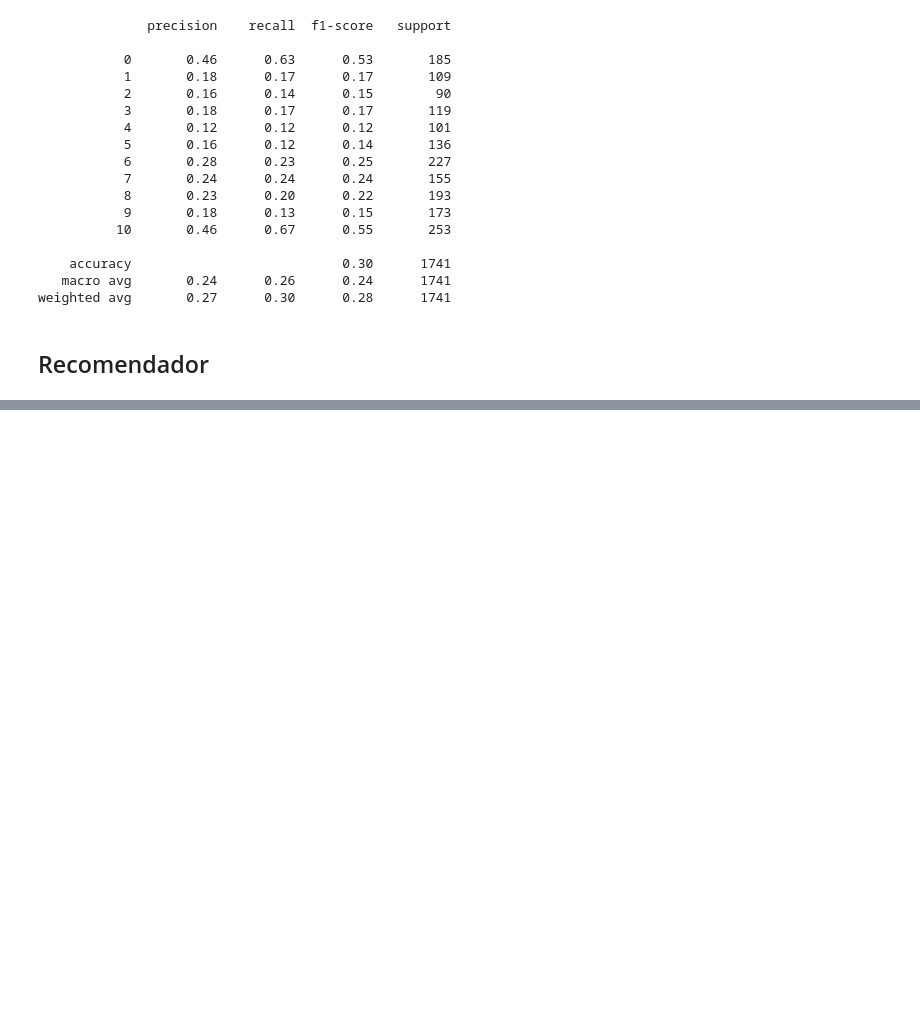
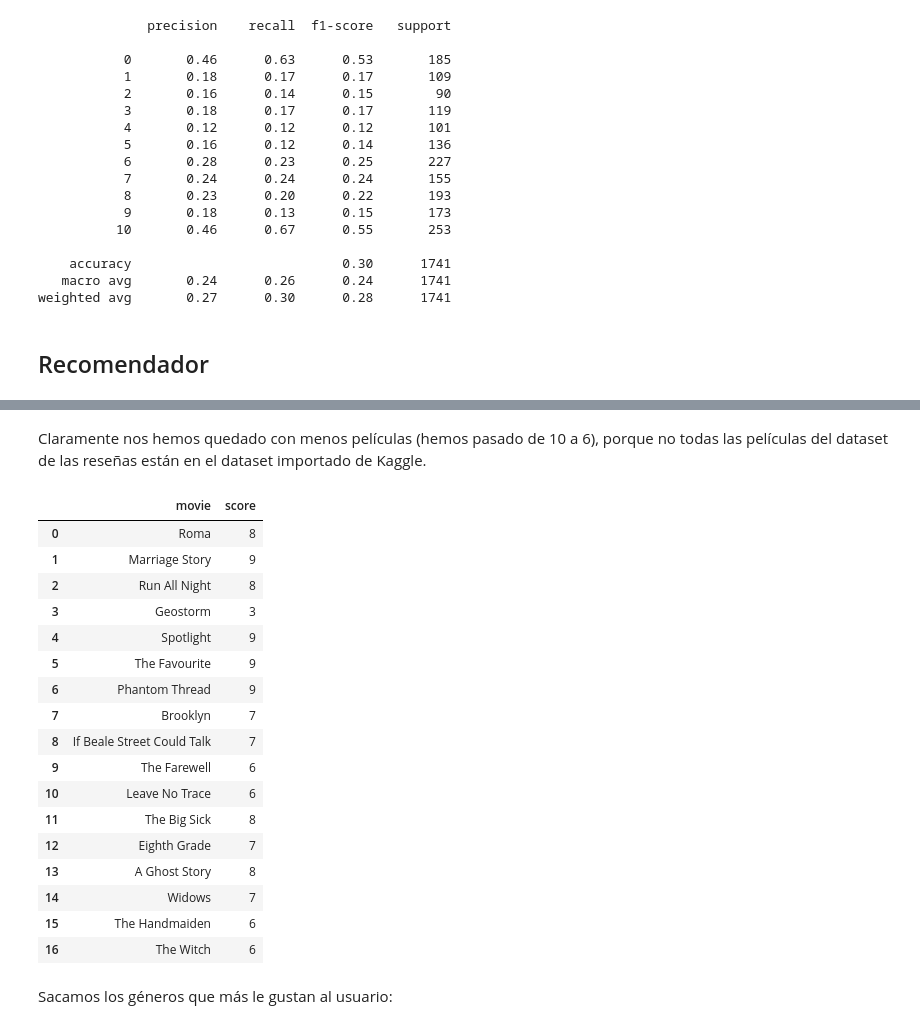
Before and after one commit to jugarbus/Proyecto_NLP, a Jupyter notebook: proyecto_NLP.ipynb, the cells around one changed output, grey strips where cells are left out. Drawn from its saved outputs; the diff is of its cells as text; code cells hidden in the pictures; blank space fills up the shorter version.

```diff
--- a/proyecto_NLP.ipynb
+++ b/proyecto_NLP.ipynb
@@ -1546,0 +1489,25 @@ inputMovies
+# %% [markdown]
+Claramente nos hemos quedado con menos películas (hemos pasado de 10 a 6), porque no todas las películas del dataset de las reseñas están en el dataset importado de Kaggle.
+# %%
+inputMovies = inputMovies[inputMovies['movie'].isin(userMovies['Title'])]
+inputMovies = inputMovies.reset_index(drop=True)
+inputMovies
+# %% [output]
+|  | movie | score |
+| 0 | Roma | 8 |
+| 1 | Marriage Story | 9 |
+| 2 | Run All Night | 8 |
+| 3 | Geostorm | 3 |
+| 4 | Spotlight | 9 |
+| 5 | The Favourite | 9 |
+| 6 | Phantom Thread | 9 |
+| 7 | Brooklyn | 7 |
+| 8 | If Beale Street Could Talk | 7 |
+| 9 | The Farewell | 6 |
+| 10 | Leave No Trace | 6 |
+| 11 | The Big Sick | 8 |
+| 12 | Eighth Grade | 7 |
+| 13 | A Ghost Story | 8 |
+| 14 | Widows | 7 |
+| 15 | The Handmaiden | 6 |
+| 16 | The Witch | 6 |
@@ -1546,0 +1520,2 @@ inputMovies
+# %% [markdown]
+Sacamos los géneros que más le gustan al usuario:
```
Also changed, not shown: parts of 34 cells of this notebook, 1 other file.
